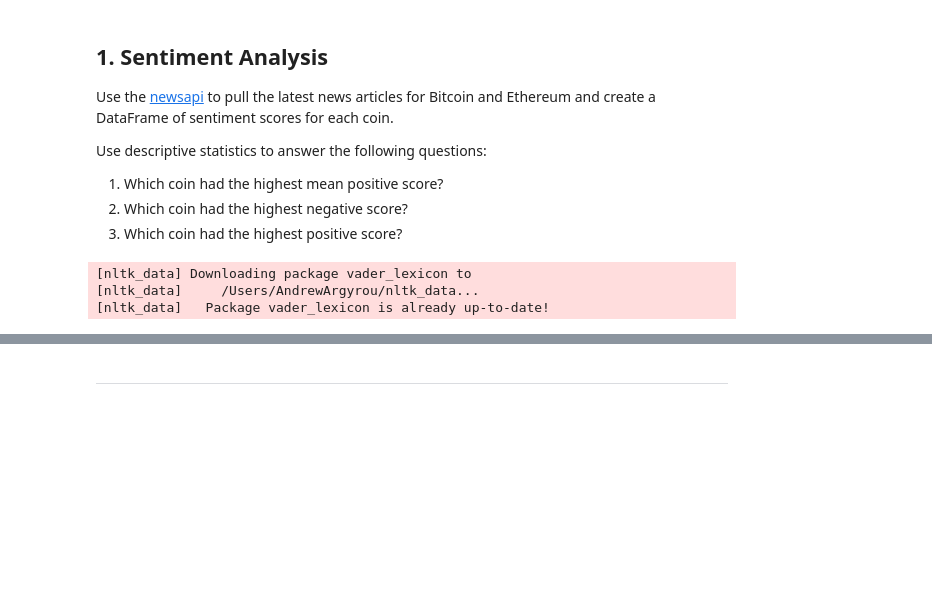
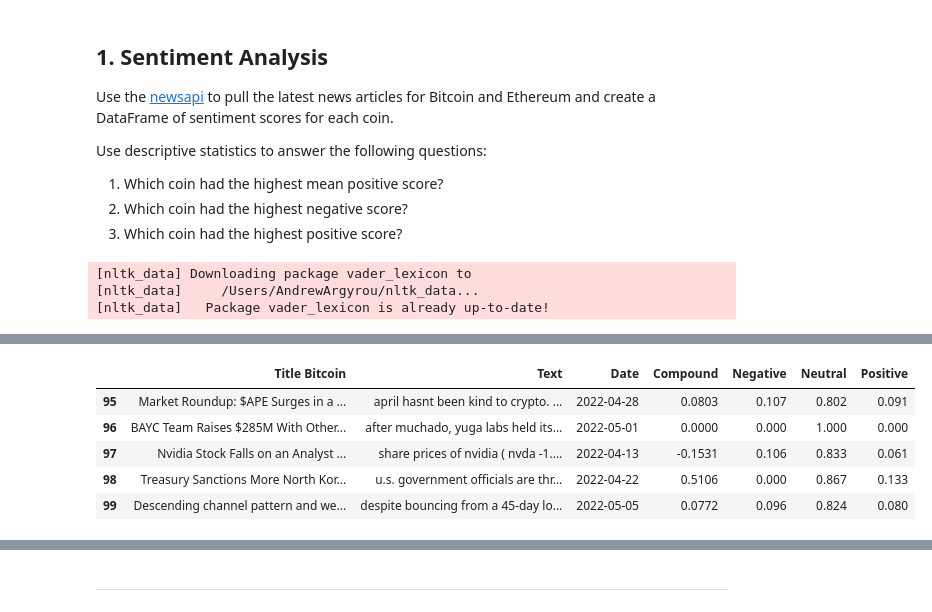
Before and after one commit to aaargyrou/NLP--BTC-ETH, a Jupyter notebook: Code/crypto_sentiment.ipynb, the cells around one changed output, grey strips where cells are left out. Drawn from its saved outputs; the diff is of its cells as text; code cells hidden in the pictures; blank space fills up the shorter version.

```diff
--- a/Code/crypto_sentiment.ipynb
+++ b/Code/crypto_sentiment.ipynb
@@ -103,2 +101,37 @@ bitcoin_df.head()
+# %%
+# Create the Ethereum sentiment scores DataFrame
+ethereum_sentiments = []
+
+for article in ethereum_news_en["articles"]:
+    try:
+        text = article["content"].lower()
+        title = article["title"]
+        date = article["publishedAt"][:10]
+        sentiment = analyzer.polarity_scores(text)
+        compound = sentiment["compound"]
+        pos = sentiment["pos"]
+        neu = sentiment["neu"]
+        neg = sentiment["neg"]
+
+        ethereum_sentiments.append({"Text": text, "Date": date, "Compound": compound, "Positive": pos, "Negative": neg, "Neutral": neu, "Title Bitcoin": title})
+
+    except AttributeError:
+        pass
+
+# Create DataFrame
+ethereum_df = pd.DataFrame(ethereum_sentiments)
+
+# Reorder DataFrame columns
+cols = ["Title Bitcoin","Text","Date","Compound","Negative","Neutral","Positive",]
+ethereum_df = ethereum_df[cols]
+#ethereum_df.sort_values(by='Negative',ascending=False,inplace=True)
+ethereum_df.tail()
+# %% [output]
+|  | Title Bitcoin | Text | Date | Compound | Negative | Neutral | Positive |
+| 95 | Market Roundup: $APE Surges in a ... | april hasnt been kind to crypto. ... | 2022-04-28 | 0.0803 | 0.107 | 0.802 | 0.091 |
+| 96 | BAYC Team Raises $285M With Other... | after muchado, yuga labs held its... | 2022-05-01 | 0.0000 | 0.000 | 1.000 | 0.000 |
+| 97 | Nvidia Stock Falls on an Analyst ... | share prices of nvidia ( nvda -1.... | 2022-04-13 | -0.1531 | 0.106 | 0.833 | 0.061 |
+| 98 | Treasury Sanctions More North Kor... | u.s. government officials are thr... | 2022-04-22 | 0.5106 | 0.000 | 0.867 | 0.133 |
+| 99 | Descending channel pattern and we... | despite bouncing from a 45-day lo... | 2022-05-05 | 0.0772 | 0.096 | 0.824 | 0.080 |
 # %%
 # Describe the Bitcoin Sentiment
```
Also changed, not shown: parts of 12 cells of this notebook, 1 other file.
